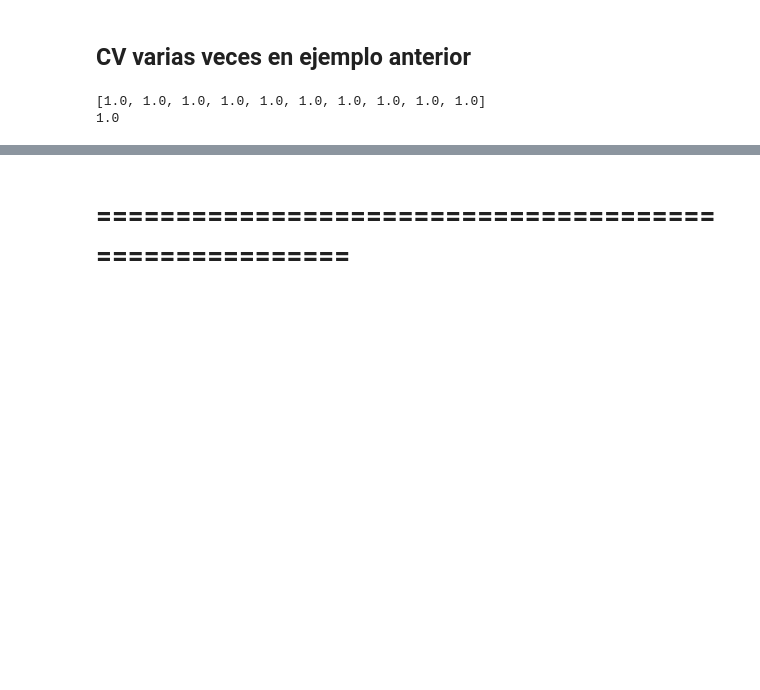
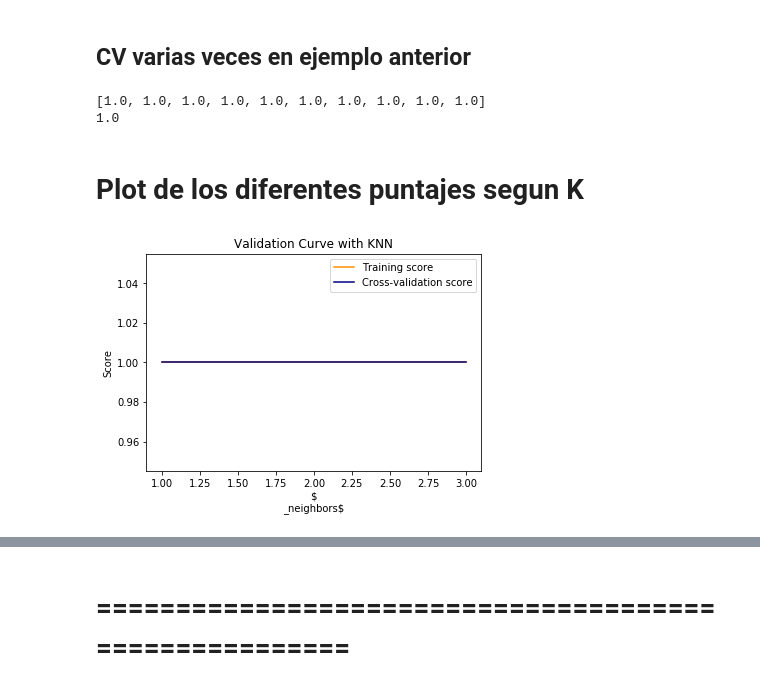
Before and after one commit to AlejandroDaneri/Machine-Learning-Properati, a Jupyter notebook: KNN - Analisis de datos.ipynb, the cells around one changed output, grey strips where cells are left out. Drawn from its saved outputs; the diff is of its cells as text; code cells hidden in the pictures; blank space fills up the shorter version.

```diff
--- a/KNN - Analisis de datos.ipynb
+++ b/KNN - Analisis de datos.ipynb
@@ -91,3 +91,34 @@ print(np.mean(scores))
 # %% [output]
 [1.0, 1.0, 1.0, 1.0, 1.0, 1.0, 1.0, 1.0, 1.0, 1.0]
 1.0
+# %% [markdown]
+# Plot de los diferentes puntajes segun K
+# %%
+from sklearn.model_selection import validation_curve
+import matplotlib.pyplot as plt
+
+#preparo set de datos
+X = np.array([[0., 0.], [1., 1.], [-1., -1.], [2., 2.],[0., 0.], [1., 1.], [-1., -1.], [2., 2.],[0., 0.], [1., 1.], [-1., -1.], [2., 2.],[0., 0.], [1., 1.], [-1., -1.], [2., 2.]])
+y = np.array([0, 1, 2, 3,0, 1, 2, 3,0, 1, 2, 3,0, 1, 2, 3])
+neigh = KNeighborsRegressor(n_neighbors=2,n_jobs=-1)
+
+param_range=(1,3)
+train_scores, test_scores = validation_curve(
+KNeighborsRegressor(), X, y, param_name="n_neighbors",param_range=param_range,
+cv=4, n_jobs=-1)
+train_scores_mean = np.mean(train_scores, axis=1)
+test_scores_mean = np.mean(test_scores, axis=1)
+
+plt.title("Validation Curve with KNN")
+plt.xlabel("$\n_neighbors$")
+plt.ylabel("Score")
+
+plt.plot(param_range, train_scores_mean, label="Training score",
+color="darkorange")
+plt.plot(param_range, test_scores_mean, label="Cross-validation score",
+color="navy")
+
+plt.legend(loc="best")
+plt.show()
+# %% [output]
+[figure, added]
```
Also changed, not shown: parts of 3 cells of this notebook.
